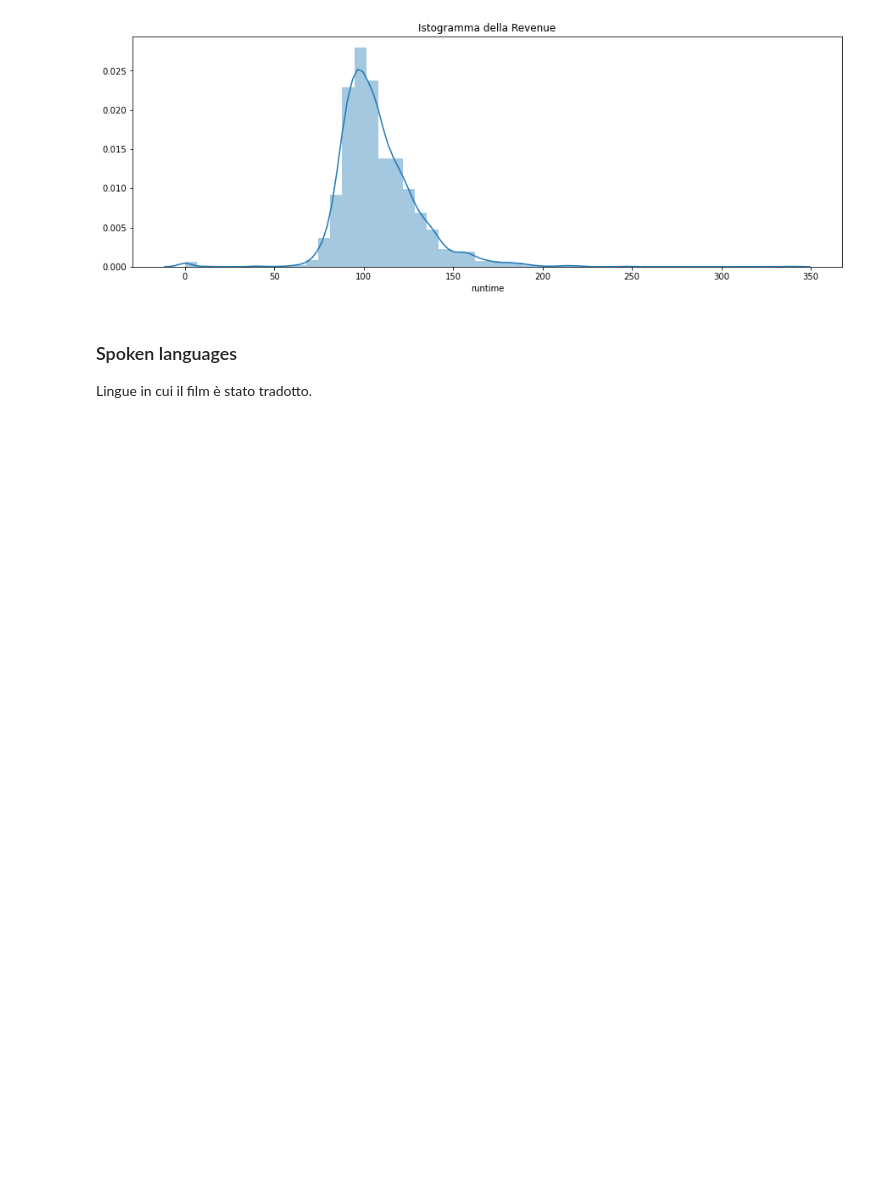
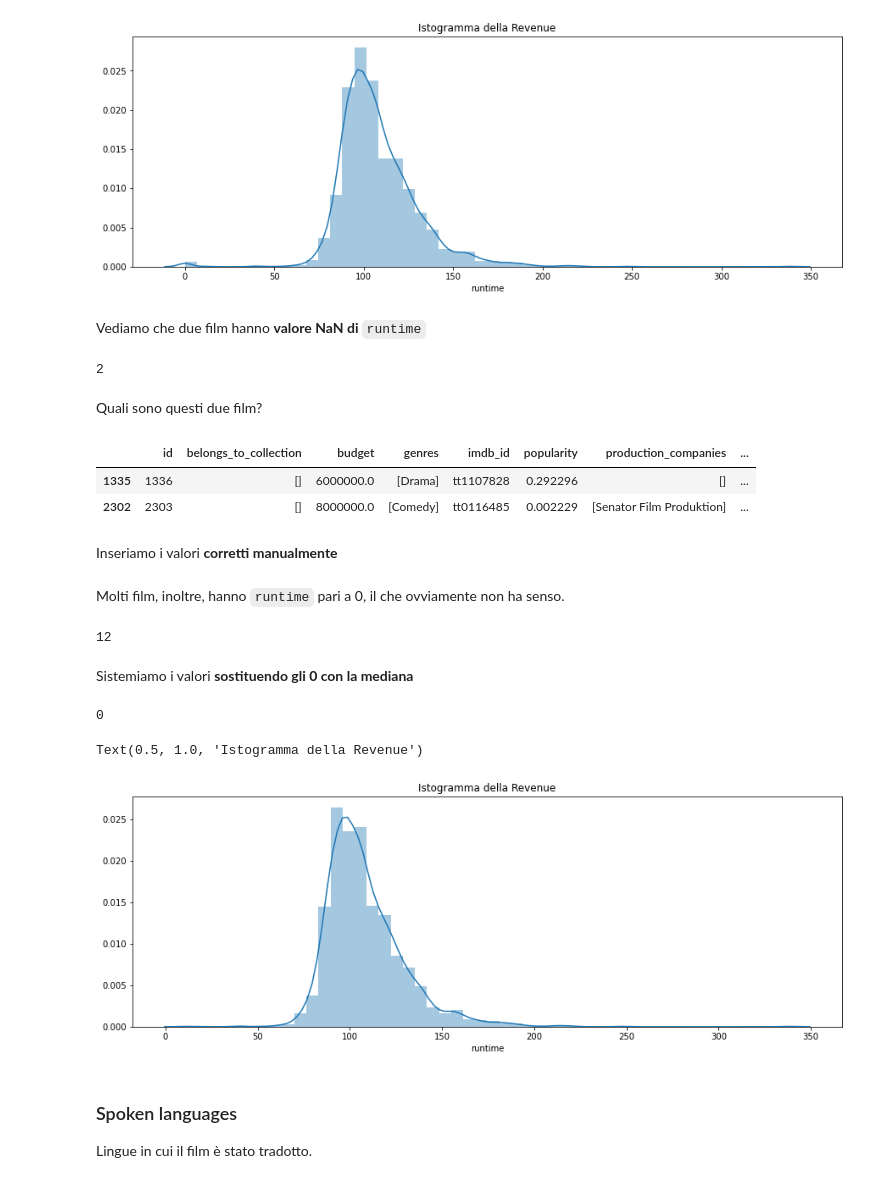
Before and after one commit to SimoneFerrari99/DWM-Kaggle-TMDB-Box-Office-Prediction, a Jupyter notebook: ProgettoDWM2021.ipynb, the cells around one changed output. Saved outputs shown, nothing was run; the diff lists cells and outputs as text; code cells hidden in the pictures; blank space fills up the shorter version.

```diff
--- a/ProgettoDWM2021.ipynb
+++ b/ProgettoDWM2021.ipynb
@@ -520,6 +627,46 @@ sns.distplot(a = train['runtime']).set_title("Istogramma della Revenue")
 # %% [output]
 Text(0.5, 1.0, 'Istogramma della Revenue')
 [figure]
+# %% [markdown]
+Vediamo che due film hanno **valore NaN di** `runtime`
+# %%
+train['runtime'].isna().sum()
+# %% [output]
+2
+# %% [markdown]
+Quali sono questi due film?
+# %%
+train[train['runtime'].isna()]
+# %% [output]
+|  | id | belongs_to_collection | budget | genres | imdb_id | popularity | production_companies | ... |
+| 1335 | 1336 | [] | 6000000.0 | [Drama] | tt1107828 | 0.292296 | [] | ... |
+| 2302 | 2303 | [] | 8000000.0 | [Comedy] | tt0116485 | 0.002229 | [Senator Film Produktion] | ... |
+# %% [markdown]
+Inseriamo i valori **corretti manualmente**
+# %%
+train.loc[1335,'runtime'] = 130         # https://www.imdb.com/title/tt1107828/
+train.loc[2302,'runtime'] = 90          # https://trakt.tv/movies/happy-weekend-1996
+# %% [markdown]
+Molti film, inoltre, hanno `runtime` pari a 0, il che ovviamente non ha senso.
+# %%
+(train['runtime']==0).sum()
+# %% [output]
+12
+# %% [markdown]
+Sistemiamo i valori **sostituendo gli 0 con la mediana**
+# %%
+median_runtime = train['runtime'].median(skipna=True)
+train['runtime']=train.runtime.mask(train.runtime == 0, median_runtime)
+(train['runtime']==0).sum()
+# %% [output]
+0
+# %%
+# Vediamo nuovamente il grafico
+plt.figure(figsize=(15,5)) # Grandezza del grafico
+sns.distplot(a = train['runtime']).set_title("Istogramma della Revenue") # generazione del grafico
+# %% [output]
+Text(0.5, 1.0, 'Istogramma della Revenue')
+[figure, added]
 # %% [markdown]
 ### Spoken languages
 Lingue in cui il film è stato tradotto.
```
Also changed, not shown: parts of 49 cells of this notebook.
